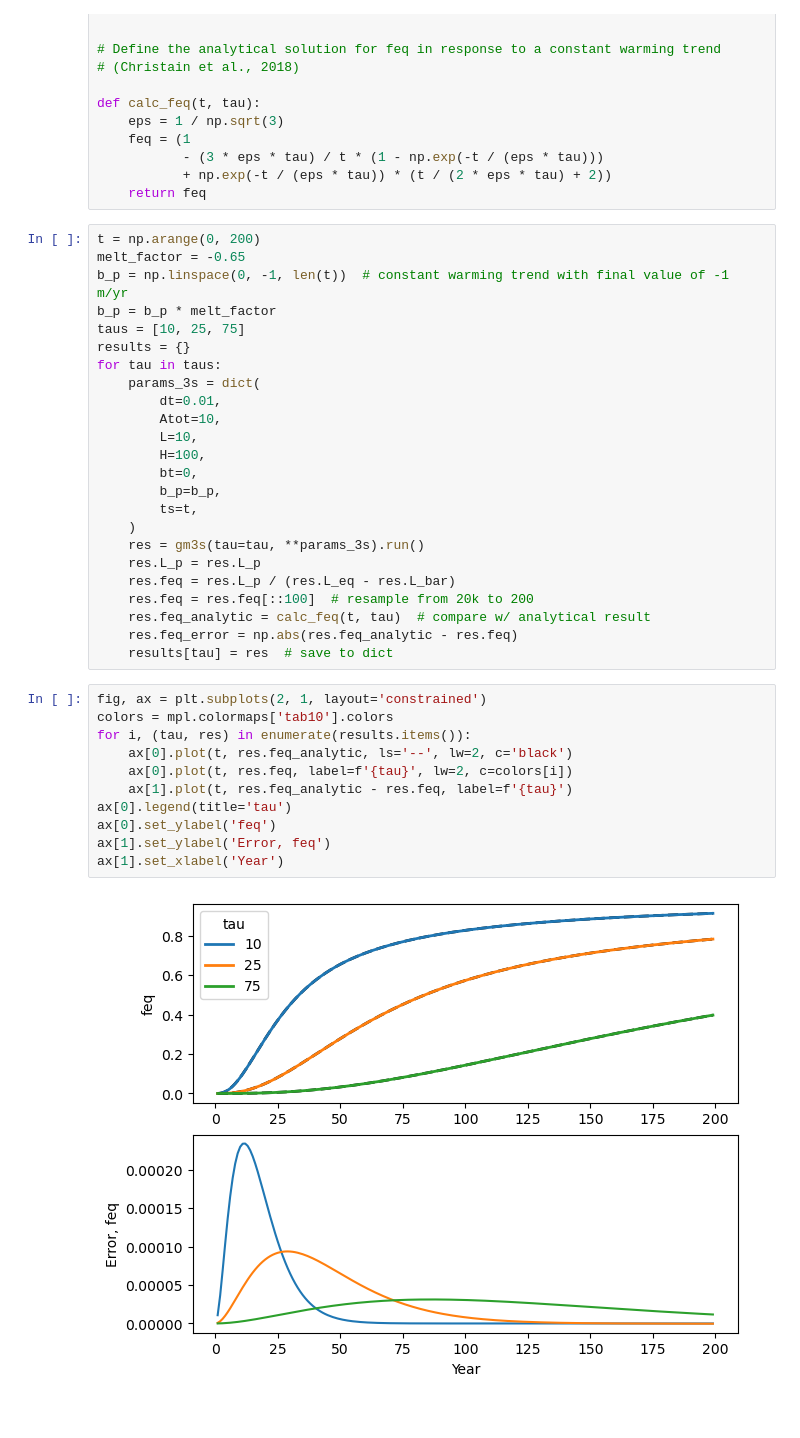
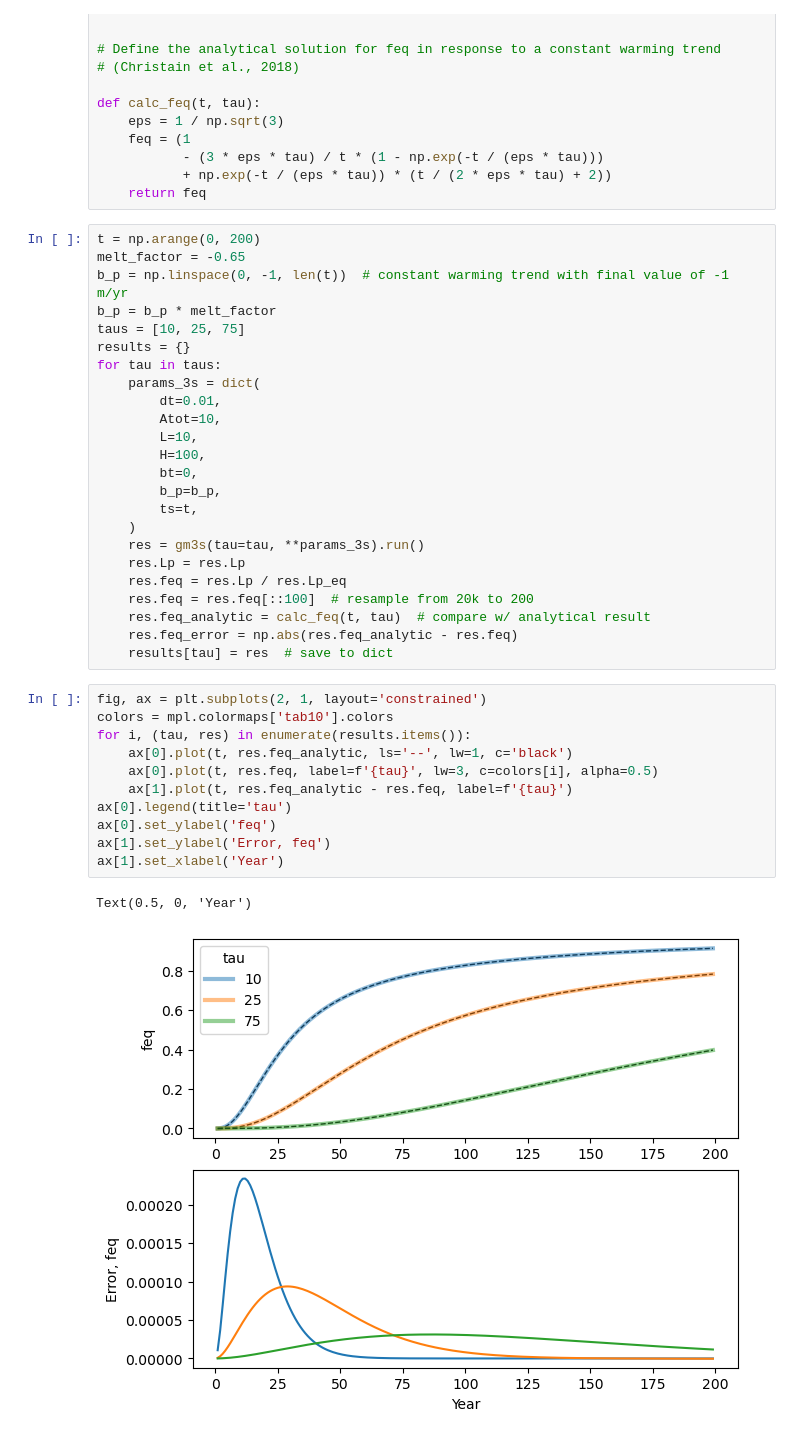
Before and after one commit to d-otto/gm, a Jupyter notebook: examples/example_feq.ipynb, the cells around one changed output. Drawn from its saved outputs; the diff is of its cells as text.

```diff
--- a/examples/example_feq.ipynb
+++ b/examples/example_feq.ipynb
@@ -33,8 +33,8 @@ for tau in taus:
         ts=t,
     )
     res = gm3s(tau=tau, **params_3s).run()
-    res.L_p = res.L_p
-    res.feq = res.L_p / (res.L_eq - res.L_bar)
+    res.Lp = res.Lp
+    res.feq = res.Lp / res.Lp_eq
     res.feq = res.feq[::100]  # resample from 20k to 200
     res.feq_analytic = calc_feq(t, tau)  # compare w/ analytical result
     res.feq_error = np.abs(res.feq_analytic - res.feq)
@@ -42,13 +42,14 @@ for tau in taus:
 # %%
 fig, ax = plt.subplots(2, 1, layout='constrained')
 colors = mpl.colormaps['tab10'].colors
 for i, (tau, res) in enumerate(results.items()):
-    ax[0].plot(t, res.feq_analytic, ls='--', lw=2, c='black')
-    ax[0].plot(t, res.feq, label=f'{tau}', lw=2, c=colors[i])
+    ax[0].plot(t, res.feq_analytic, ls='--', lw=1, c='black')
+    ax[0].plot(t, res.feq, label=f'{tau}', lw=3, c=colors[i], alpha=0.5)
     ax[1].plot(t, res.feq_analytic - res.feq, label=f'{tau}')
 ax[0].legend(title='tau')
 ax[0].set_ylabel('feq')
 ax[1].set_ylabel('Error, feq')
 ax[1].set_xlabel('Year')
 # %% [output]
+Text(0.5, 0, 'Year')
-[figure, old version]
+[figure, new version]
```
